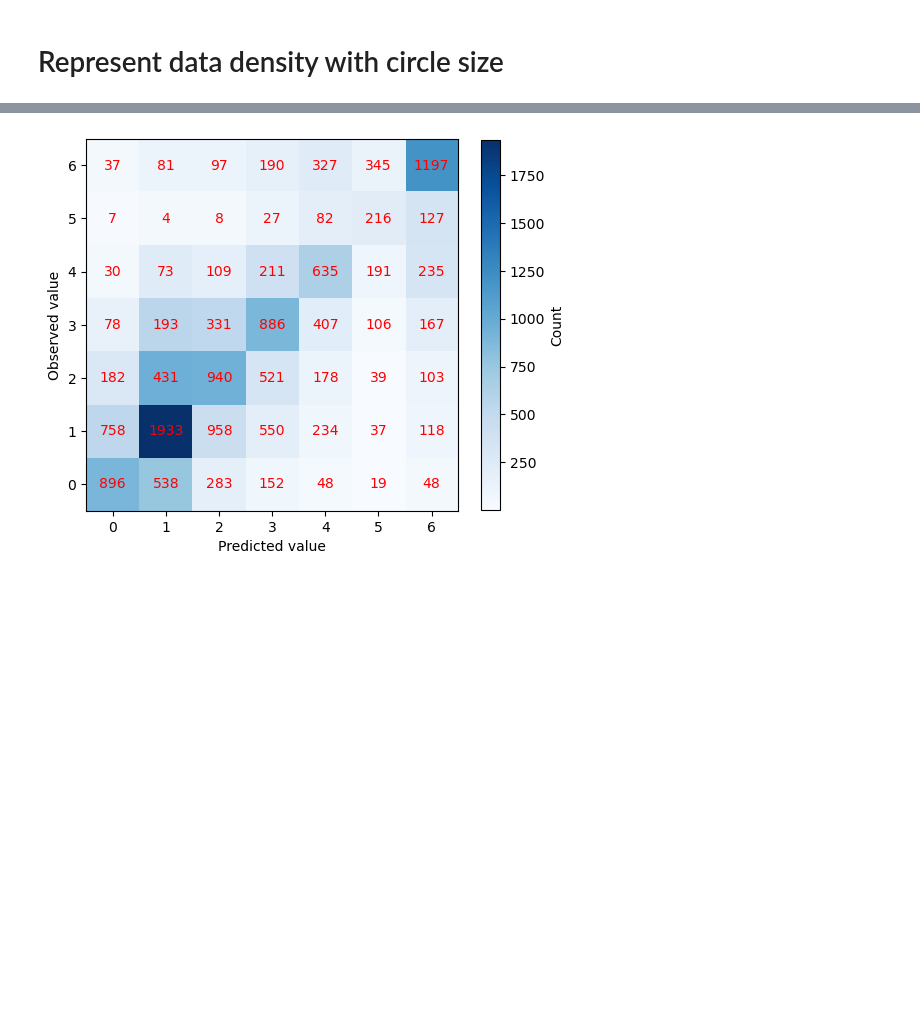
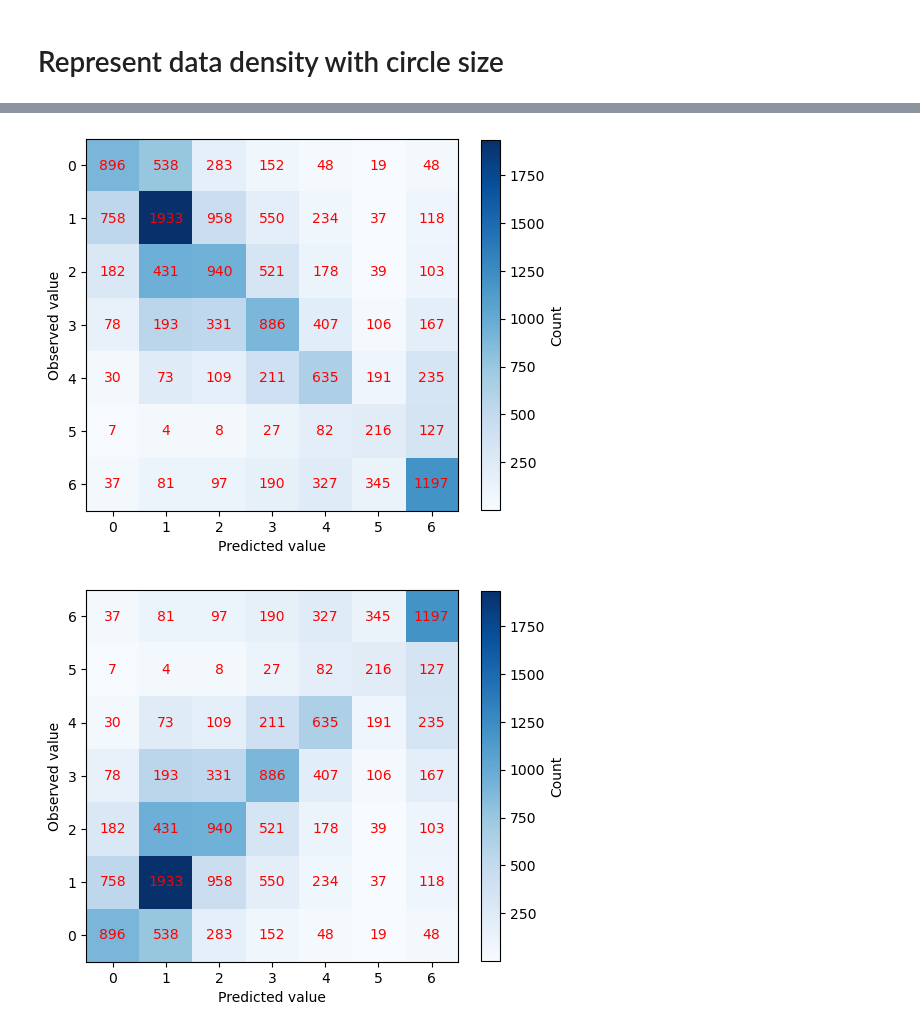
Before and after one commit to samuel-book/outcome_xgbb_shap, a Jupyter notebook: outcome_experimental/01_xgb_1fold_multiclass_accuracy.ipynb, the cells around one changed output, grey strips where cells are left out. Cells and saved outputs as stored; diff of their text form; code cells hidden in the pictures; blank space fills up the shorter version.

```diff
--- a/outcome_experimental/01_xgb_1fold_multiclass_accuracy.ipynb
+++ b/outcome_experimental/01_xgb_1fold_multiclass_accuracy.ipynb
@@ -342,3 +355,23 @@ plt.show()
+# %%
+# Show confusion matrix
+cm = confusion_matrix(y_test, y_pred)
+
+# Visualize the confusion matrix with colors
+fig = plt.figure(figsize=(6,6))
+ax1 = fig.add_subplot(1,1,1)
+heatmap = plt.imshow(cm, cmap=plt.cm.Blues)
+colorbar = plt.colorbar(heatmap, shrink=0.8, ax=ax1, alpha=0.5, label='Count')
+
+# To add values to plot
+for i in range(len(cm)):
+    for j in range(len(cm[0])):
+        plt.text(i, j, cm[i][j], ha='center', va='center', color='r')
+
+ax1.set_xlabel('Predicted value')
+ax1.set_ylabel('Observed value')
+plt.show()
+# %% [output]
+[figure, added]
 # %%
 # Show confusion matrix
 cm = confusion_matrix(y_test, y_pred)
```
Also changed, not shown: parts of 8 cells of this notebook, 8 other files.
